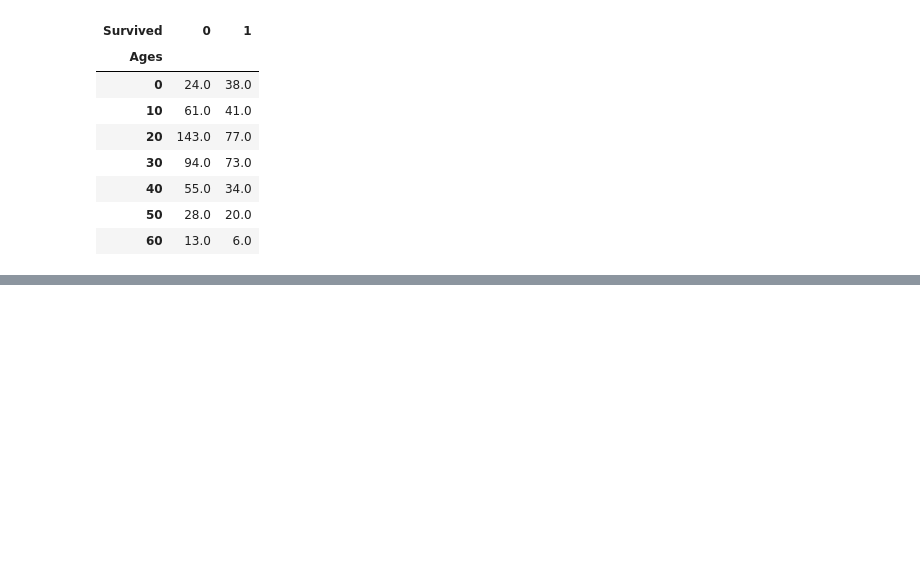
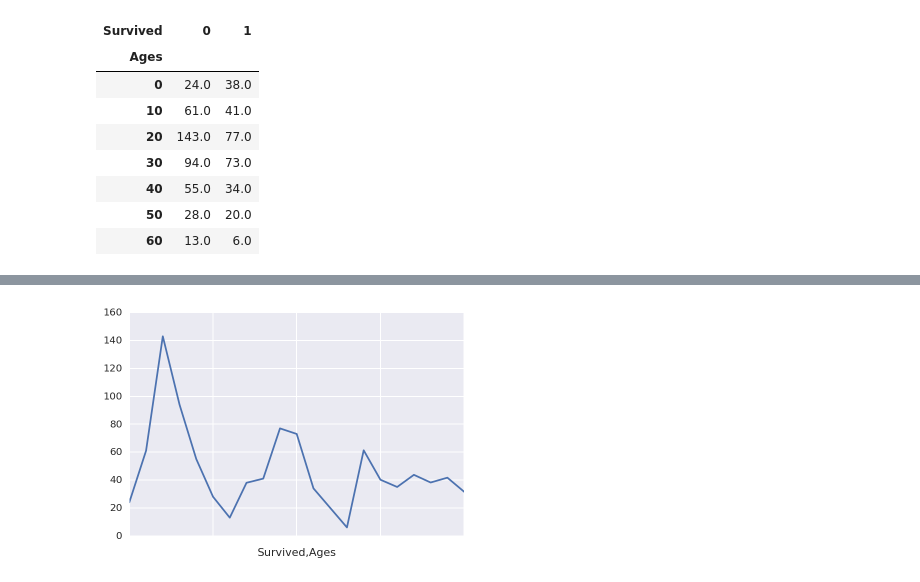
Before and after one commit to heemokyim/codingplace, a Jupyter notebook: fastcampus/dss/script/15_pandas/quiz_2.ipynb, the cells around one changed output, grey strips where cells are left out. Saved outputs shown, nothing was run; the diff lists cells and outputs as text; code cells hidden in the pictures; blank space fills up the shorter version.

```diff
--- a/fastcampus/dss/script/15_pandas/quiz_2.ipynb
+++ b/fastcampus/dss/script/15_pandas/quiz_2.ipynb
@@ -129,0 +128,6 @@ sns.set()
+# %%
+# pivot1 = pivot1.stack()
+pivot1.plot(x='Ages',y='survived_rate')
+plt.show()
+# %% [output]
+[figure, added]
```
Also changed, not shown: parts of 7 cells of this notebook, 7 other files.
